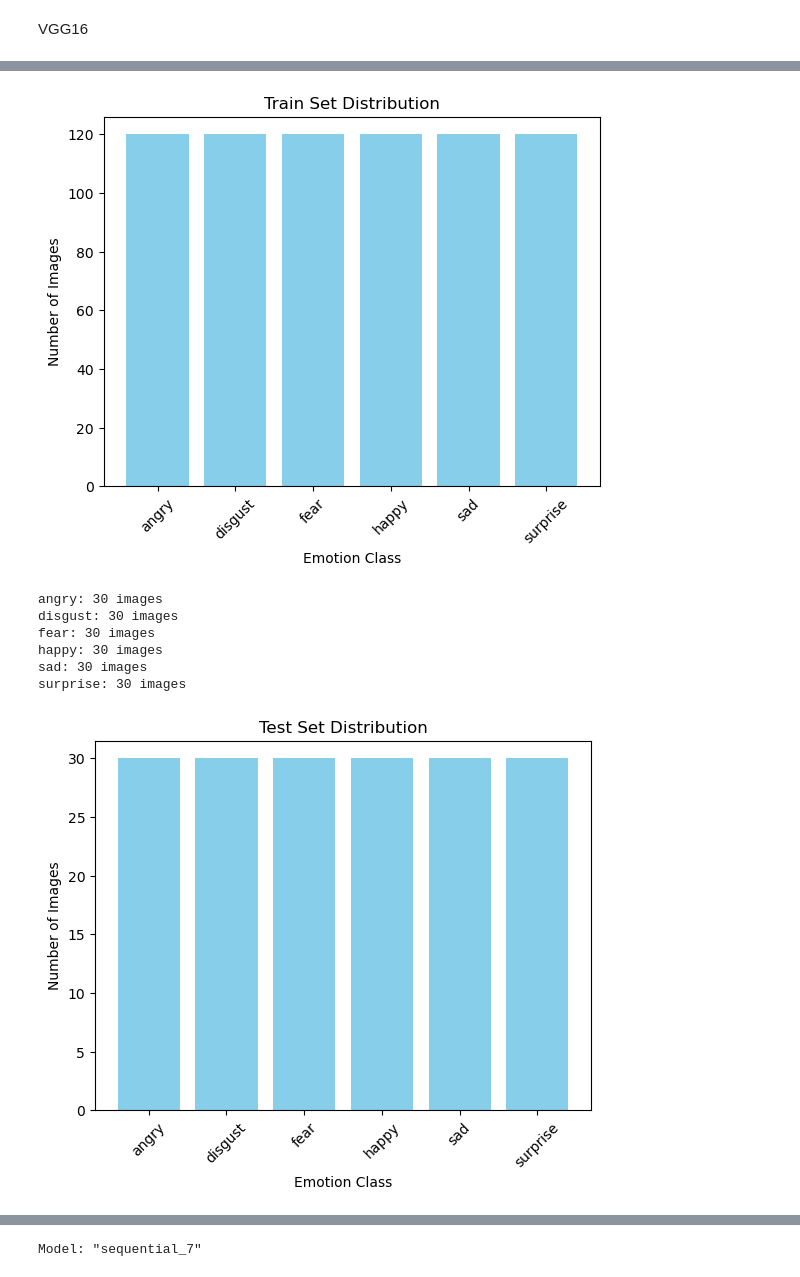
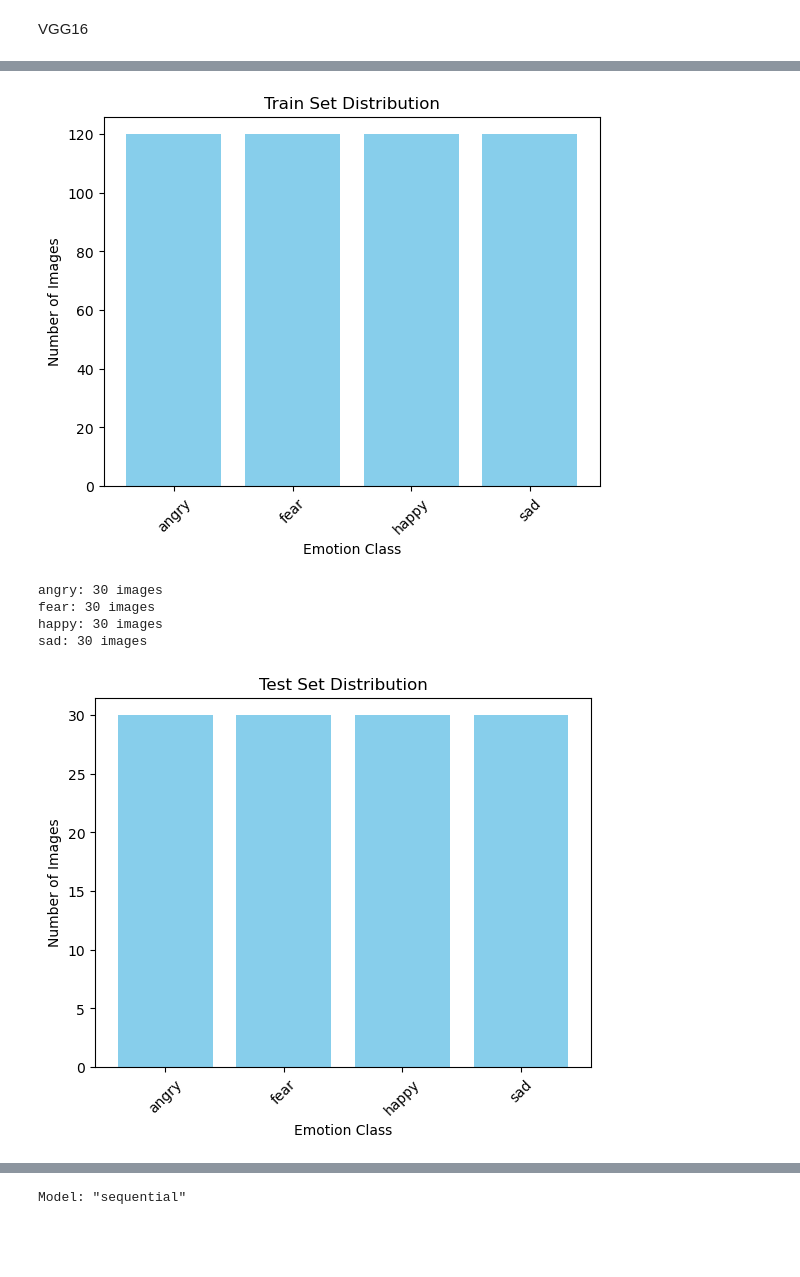
Before and after one commit to Selani00/Facial_Emotion_Recongnition, a Jupyter notebook: Eye_emotion_recognition/eye_emotion_mobilenet.ipynb, the cells around one changed output, grey strips where cells are left out. Cells and saved outputs as stored; diff of their text form; code cells hidden in the pictures; blank space fills up the shorter version.

```diff
--- a/Eye_emotion_recognition/eye_emotion_mobilenet.ipynb
+++ b/Eye_emotion_recognition/eye_emotion_mobilenet.ipynb
@@ -54,22 +246,23 @@ from tensorflow.keras import layers, models, optimizers, callbacks
 IMG_SIZE = (224, 224)
 BATCH_SIZE = 32
 EPOCHS = 50
-CLASS_NAMES = ['angry', 'disgust', 'fear', 'happy', 'sad', 'surprise']
-DATA_DIR = r"D:\eye_dataset\150_eye dataset_gray"  # Folder with subfolders for classes
+CLASS_NAMES = ['angry', 'fear', 'happy', 'sad']
+DATA_DIR = r"D:\eye_dataset\grayscale-eye-dataset-1000-4classes"  # Folder with subfolders for classes
 
 def load_and_preprocess_all(data_dir):
     images = []
     labels = []
+    subset_path = os.path.join(data_dir)
     class_counts = {cls: 0 for cls in CLASS_NAMES}
 
     for idx, cls in enumerate(CLASS_NAMES):
-        cls_path = os.path.join(data_dir, cls)
+        cls_path = os.path.join(subset_path, cls)
         if not os.path.exists(cls_path):
             print(f"Warning: class folder {cls} does not exist.")
             continue
         files = [f for f in os.listdir(cls_path) if os.path.isfile(os.path.join(cls_path, f))]
         class_counts[cls] = len(files)
-        print(f"Loading {class_counts[cls]} images for class '{cls}'")
+        print(f"Loading {class_counts[cls]} images for class '{cls}' in  dataset")
         for file in files:
             img_path = os.path.join(cls_path, file)
             img = cv2.imread(img_path, cv2.IMREAD_GRAYSCALE)  # Load single channel grayscale
@@ -86,8 +279,8 @@ def load_and_preprocess_all(data_dir):
     images = np.array(images)
     labels = np.array(labels)
 
-    print(f"Total images loaded: {len(images)}")
-    print("Counts per class:", class_counts)
+    print(f"Total images loaded for dataset: {len(images)}")
+    print(f"Counts per class in dataset:", class_counts)
     return images, labels
 
 def plot_class_distribution(labels, class_names, title="Class Distribution"):
@@ -488,7 +1014,7 @@ IMG_SIZE = (224, 224)
 BATCH_SIZE = 32
 EPOCHS = 50
 CLASS_NAMES = ['angry', 'disgust', 'fear', 'happy', 'sad', 'surprise']
-DATA_DIR = r"D:\eye_dataset\150_eye dataset_gray"  # Single folder containing class subfolders
+DATA_DIR = r"D:\eye_dataset\150_eye_RGB_new"  # Single folder containing class subfolders
 
 def load_data_and_split(data_dir, test_size=0.2, random_seed=42):
     images = []
@@ -515,6 +1041,7 @@ def load_data_and_split(data_dir, test_size=0.2, random_seed=42):
     return X_train, X_test, y_train, y_test
 
 print("Loading and splitting data...")
+X_train, X_test, y_train, y_test = load_data_and_split(DATA_DIR)
 X_train, X_test, y_train, y_test = load_data_and_split(DATA_DIR)
 
 print("Train samples:", X_train.shape, "Test samples:", X_test.shape)
@@ -616,8 +1142,8 @@ from tensorflow.keras import layers, models, callbacks
 IMG_SIZE = (224, 224)
 BATCH_SIZE = 32
 EPOCHS = 50
-CLASS_NAMES = ['angry', 'disgust', 'fear', 'happy', 'sad', 'surprise']  # Your emotion classes
-DATA_DIR = r"D:\eye_dataset\150_eye dataset_gray"  # Folder with subfolders for each class
+CLASS_NAMES = ['angry', 'fear', 'happy', 'sad']  # Your emotion classes
+DATA_DIR = r"D:\eye_dataset\eye_dataset150_4classes"  # Folder with subfolders for each class
 
 def load_and_preprocess_all(data_dir):
     images = []
@@ -797,8 +1317,6 @@ surprise: 120 images
-[figure, old version]
+[figure, new version]
 angry: 30 images
-disgust: 30 images
 fear: 30 images
 happy: 30 images
 sad: 30 images
-surprise: 30 images
-[figure, old version]
+[figure, new version]
@@ -808,4 +1324,4 @@ Downloading data from https://storage.googleapis.com/tensorflow/keras-applicatio
-Model: "sequential_7"
+Model: "sequential"
 ┏━━━━━━━━━━━━━━━━━━━━━━━━━━━━━━━━━┳━━━━━━━━━━━━━━━━━━━━━━━━┳━━━━━━━━━━━━━━━┓
 ┃ Layer (type)                    ┃ Output Shape           ┃       Param # ┃
 ┡━━━━━━━━━━━━━━━━━━━━━━━━━━━━━━━━━╇━━━━━━━━━━━━━━━━━━━━━━━━╇━━━━━━━━━━━━━━━┩
```
Also changed, not shown: parts of 16 cells of this notebook, 4 other files.
